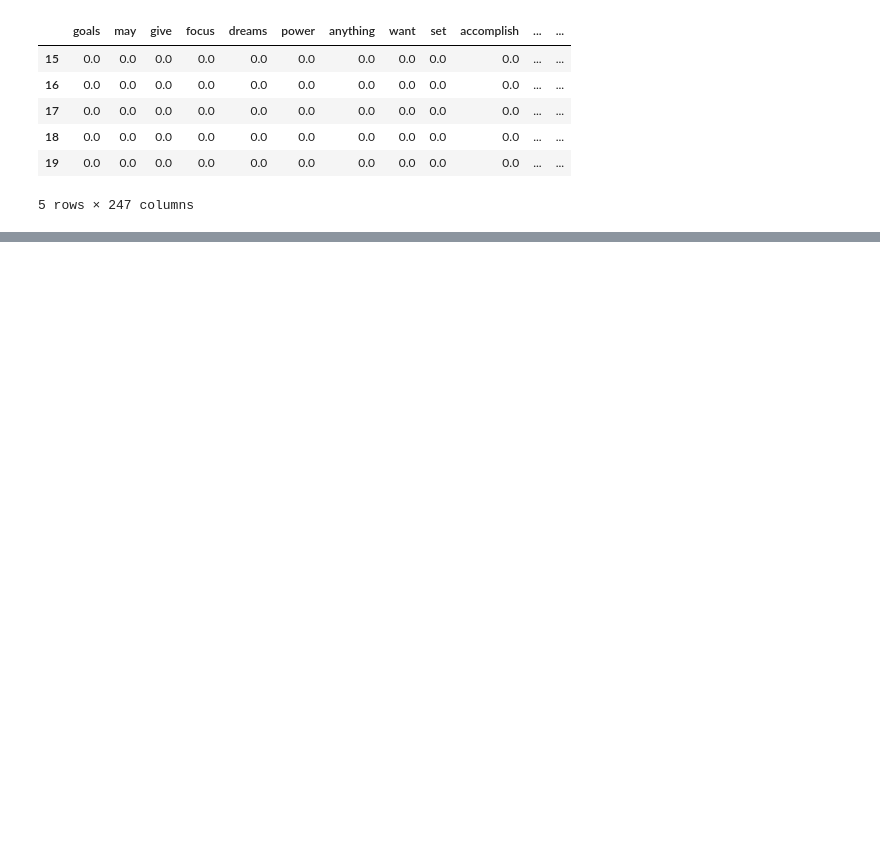
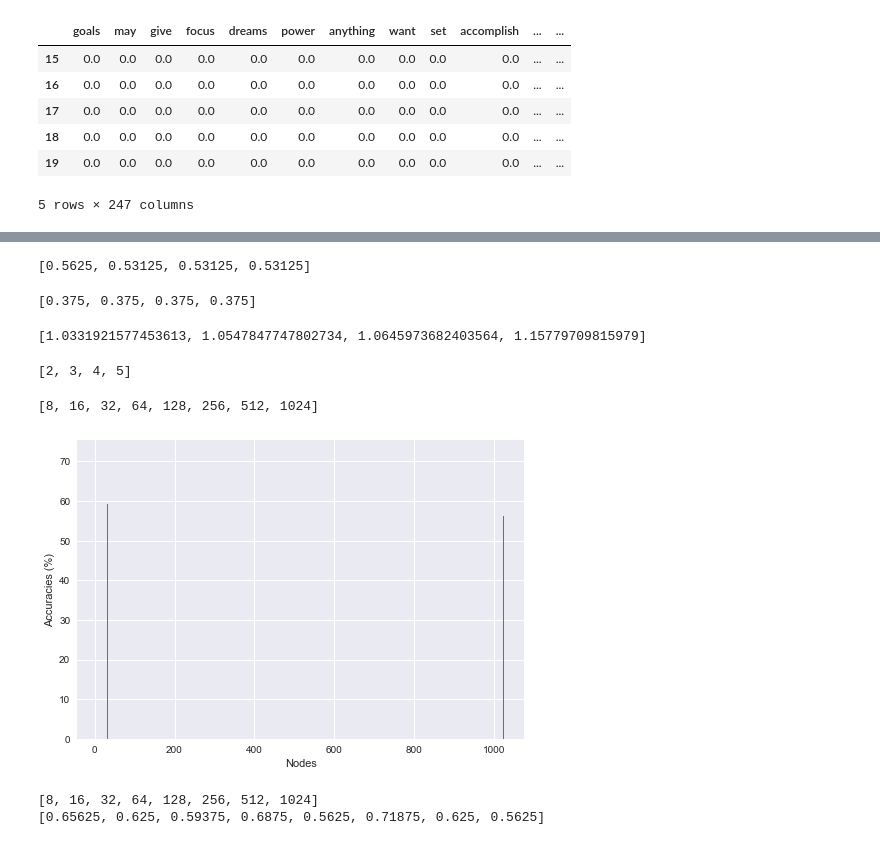
Before and after one commit to jatingupta-2000/DL-Labs, a Jupyter notebook: E18CSE140_DL_Lab4.ipynb, the cells around one changed output, grey strips where cells are left out. Saved outputs shown, nothing was run; the diff lists cells and outputs as text; code cells hidden in the pictures; blank space fills up the shorter version.

Commit message:
nodels made and run. diagrams left

```diff
--- a/E18CSE140_DL_Lab4.ipynb
+++ b/E18CSE140_DL_Lab4.ipynb
@@ -142,0 +534,3 @@ X_train.shape
+# %%
+trainaccnodes.append(model.evaluate(X_train,y_train)[1])
+testaccnodes.append(model.evaluate(X_test,y_test)[1])
@@ -142,0 +546,4 @@ X_train.shape
+# %%
+model=Sequential()
+model.add(Dense(1024,input_shape=X_train.shape,activation='sigmoid'))
+model.add(Dense(2, activation='softmax'))
@@ -142,0 +565,5 @@ X_train.shape
+# %%
+model.compile(optimizer='sgd',loss='categorical_crossentropy',metrics=['accuracy'])
+t=time.time()
+model.fit(X_train,y_train,epochs=100)
+timesnodes.append(time.time()-t)
@@ -142,0 +591,3 @@ X_train.shape
+# %%
+trainaccnodes.append(model.evaluate(X_train,y_train)[1])
+testaccnodes.append(model.evaluate(X_test,y_test)[1])
@@ -142,0 +879,33 @@ X_train.shape
+# %%
+trainacclayers
+# %% [output]
+[0.5625, 0.53125, 0.53125, 0.53125]
+# %%
+testacclayers
+# %% [output]
+[0.375, 0.375, 0.375, 0.375]
+# %%
+timeslayers
+# %% [output]
+[1.0331921577453613, 1.0547847747802734, 1.0645973682403564, 1.15779709815979]
+# %%
+layers
+# %% [output]
+[2, 3, 4, 5]
+# %%
+nodes
+# %% [output]
+[8, 16, 32, 64, 128, 256, 512, 1024]
+# %%
+plt.xlabel('Nodes')
+plt.ylabel('Accuracies (%)')
+plt.bar(nodes,[100*i for i in trainaccnodes])
+plt.show()
+# %% [output]
+[figure, added]
+# %%
+print(nodes)
+print(trainaccnodes)
+# %% [output]
+[8, 16, 32, 64, 128, 256, 512, 1024]
+[0.65625, 0.625, 0.59375, 0.6875, 0.5625, 0.71875, 0.625, 0.5625]
```
Also changed, not shown: parts of 68 cells of this notebook.
